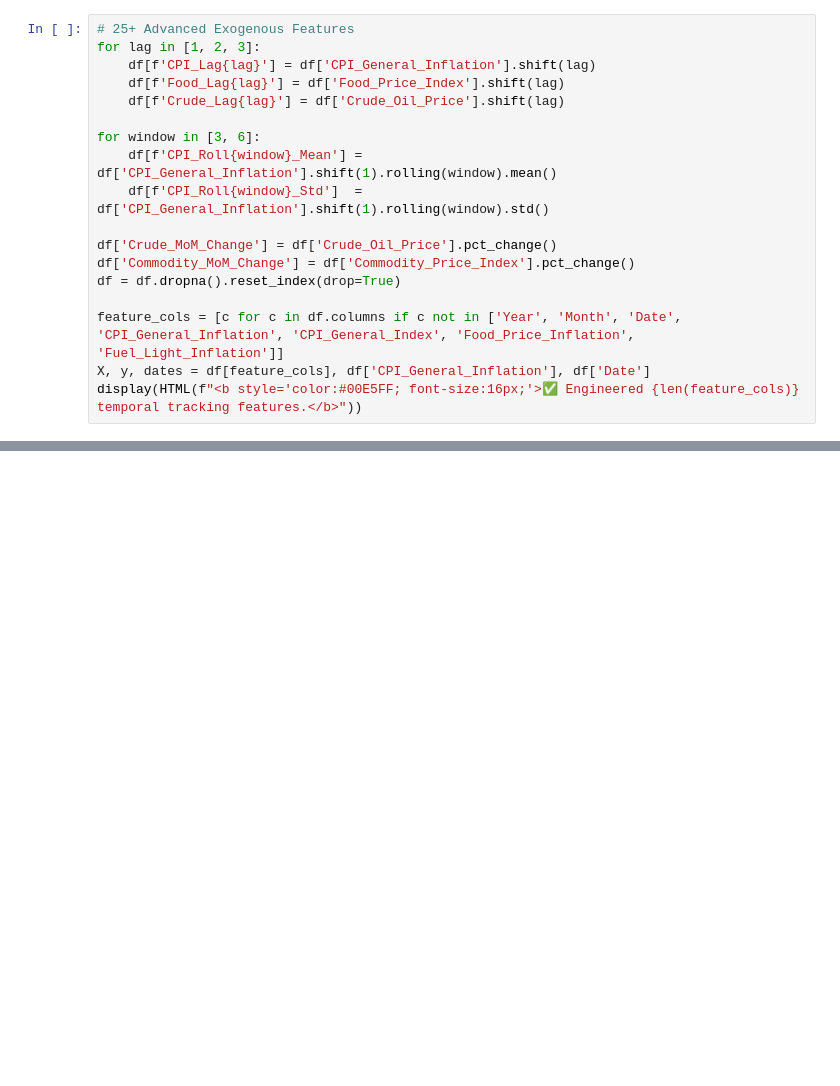
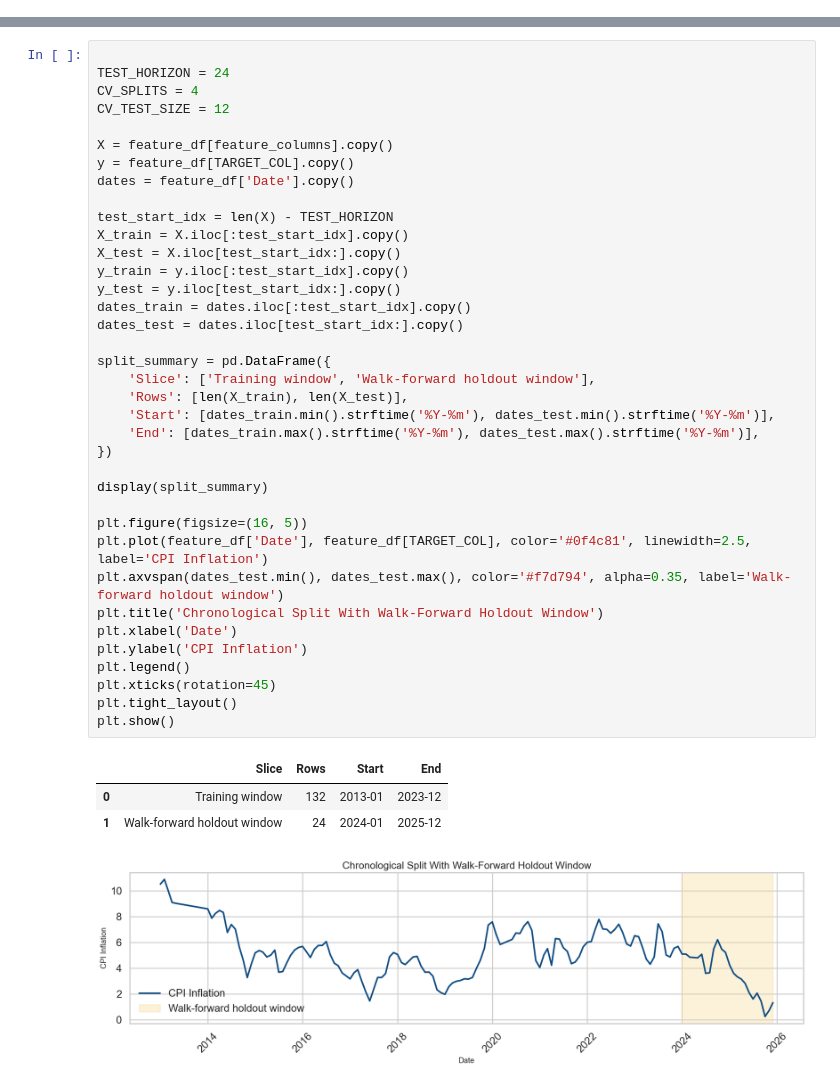
Before and after one commit to Mayur404/TimeSeries, a Jupyter notebook: Mayur/Inflation_Forecasting_Models.ipynb, the cells around one changed output, grey strips where cells are left out. Drawn from its saved outputs; the diff is of its cells as text; blank space fills up the shorter version.

```diff
--- a/Mayur/Inflation_Forecasting_Models.ipynb
+++ b/Mayur/Inflation_Forecasting_Models.ipynb
@@ -46,18 +0,0 @@ display(HTML(f"<b style='color:#00E5FF; font-size:16px;'>✅ Clean dataset loade
-# %%
-# 25+ Advanced Exogenous Features
-for lag in [1, 2, 3]:
-    df[f'CPI_Lag{lag}'] = df['CPI_General_Inflation'].shift(lag)
-    df[f'Food_Lag{lag}'] = df['Food_Price_Index'].shift(lag)
-    df[f'Crude_Lag{lag}'] = df['Crude_Oil_Price'].shift(lag)
-
-for window in [3, 6]:
-    df[f'CPI_Roll{window}_Mean'] = df['CPI_General_Inflation'].shift(1).rolling(window).mean()
-    df[f'CPI_Roll{window}_Std']  = df['CPI_General_Inflation'].shift(1).rolling(window).std()
-
-df['Crude_MoM_Change'] = df['Crude_Oil_Price'].pct_change()
-df['Commodity_MoM_Change'] = df['Commodity_Price_Index'].pct_change()
-df = df.dropna().reset_index(drop=True)
-
-feature_cols = [c for c in df.columns if c not in ['Year', 'Month', 'Date', 'CPI_General_Inflation', 'CPI_General_Index', 'Food_Price_Inflation', 'Fuel_Light_Inflation']]
-X, y, dates = df[feature_cols], df['CPI_General_Inflation'], df['Date']
-display(HTML(f"<b style='color:#00E5FF; font-size:16px;'>✅ Engineered {len(feature_cols)} temporal tracking features.</b>"))
@@ -177,0 +289,42 @@ plt.show()
+# %%
+
+TEST_HORIZON = 24
+CV_SPLITS = 4
+CV_TEST_SIZE = 12
+
+X = feature_df[feature_columns].copy()
+y = feature_df[TARGET_COL].copy()
+dates = feature_df['Date'].copy()
+
+test_start_idx = len(X) - TEST_HORIZON
+X_train = X.iloc[:test_start_idx].copy()
+X_test = X.iloc[test_start_idx:].copy()
+y_train = y.iloc[:test_start_idx].copy()
+y_test = y.iloc[test_start_idx:].copy()
+dates_train = dates.iloc[:test_start_idx].copy()
+dates_test = dates.iloc[test_start_idx:].copy()
+
+split_summary = pd.DataFrame({
+    'Slice': ['Training window', 'Walk-forward holdout window'],
+    'Rows': [len(X_train), len(X_test)],
+    'Start': [dates_train.min().strftime('%Y-%m'), dates_test.min().strftime('%Y-%m')],
+    'End': [dates_train.max().strftime('%Y-%m'), dates_test.max().strftime('%Y-%m')],
+})
+
+display(split_summary)
+
+plt.figure(figsize=(16, 5))
+plt.plot(feature_df['Date'], feature_df[TARGET_COL], color='#0f4c81', linewidth=2.5, label='CPI Inflation')
+plt.axvspan(dates_test.min(), dates_test.max(), color='#f7d794', alpha=0.35, label='Walk-forward holdout window')
+plt.title('Chronological Split With Walk-Forward Holdout Window')
+plt.xlabel('Date')
+plt.ylabel('CPI Inflation')
+plt.legend()
+plt.xticks(rotation=45)
+plt.tight_layout()
+plt.show()
+# %% [output]
+|  | Slice | Rows | Start | End |
+| 0 | Training window | 132 | 2013-01 | 2023-12 |
+| 1 | Walk-forward holdout window | 24 | 2024-01 | 2025-12 |
+[figure, added]
```
Also changed, not shown: parts of 23 cells of this notebook, 21 other files.
